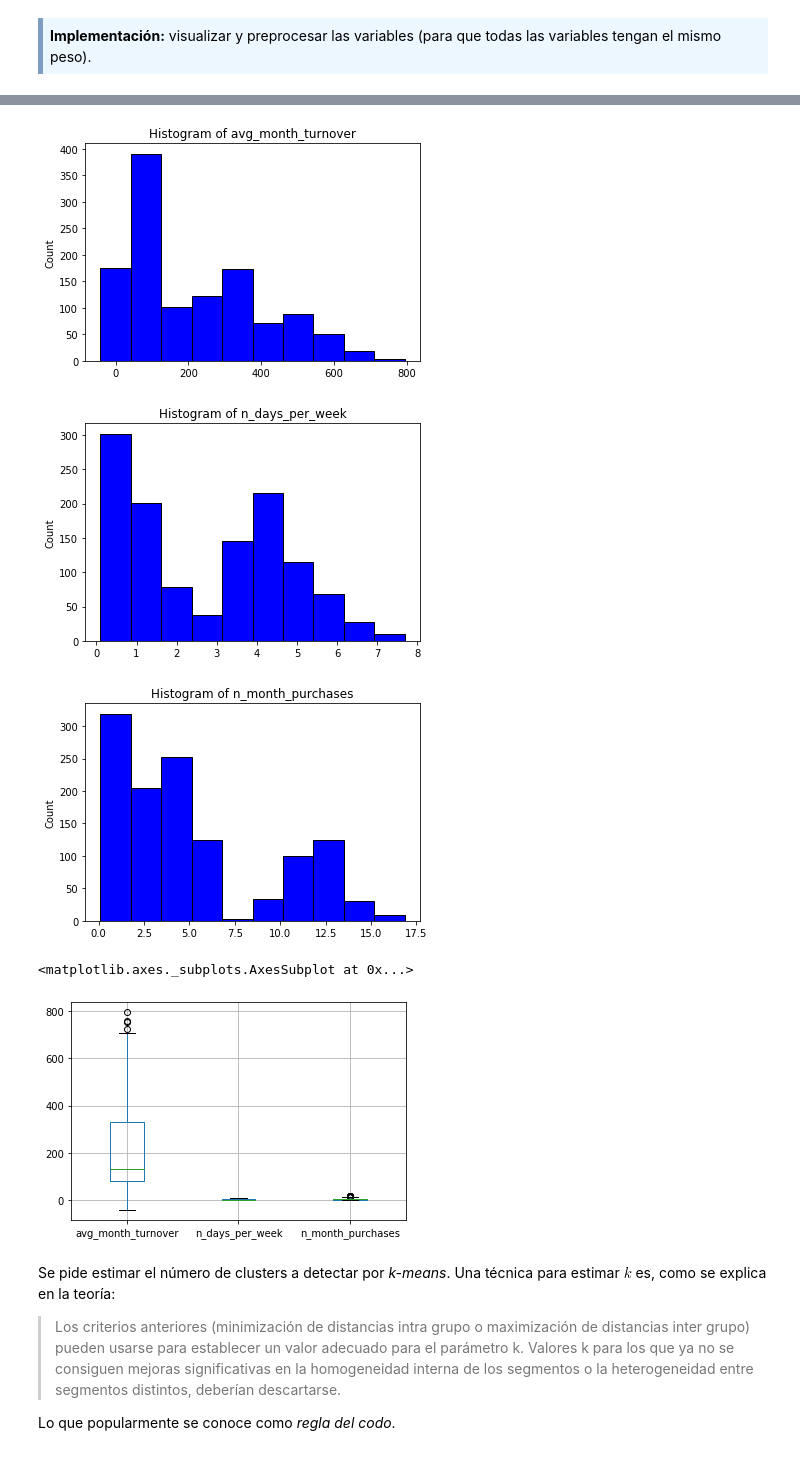
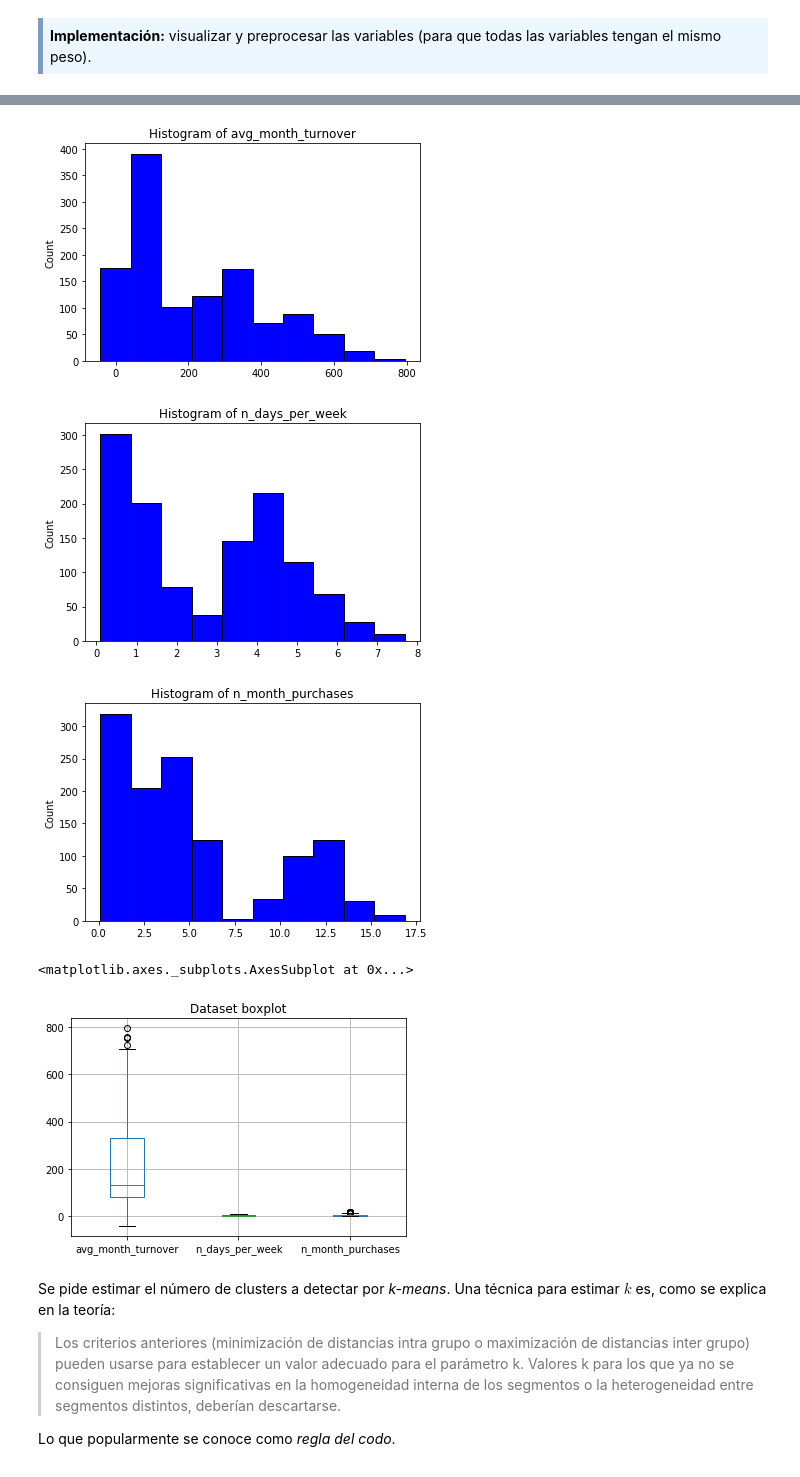
Before and after one commit to VictorColome/MD2_PEC2, a Jupyter notebook: victorcolomec-PEC2.ipynb, the cells around one changed output, grey strips where cells are left out. Cells and saved outputs as stored; diff of their text form; code cells hidden in the pictures.

```diff
--- a/victorcolomec-PEC2.ipynb
+++ b/victorcolomec-PEC2.ipynb
@@ -60,39 +60,40 @@ print(df.shape)  # Número de filas y columnas
 print(df.isnull().sum())  # Si hay valores nulos
 print(df.describe())  # Estadísticas generales
 print(df.corr())  # Correlaciones
-df.scaled = sklearn.preprocessing.scale(df)  # Preprocesado
+df_scaled = sklearn.preprocessing.scale(df)  # Preprocesado
 
 # Visualización
 for c in df.columns:
     plt.hist(df[c], color = 'blue', edgecolor = 'black')
     plt.title('Histogram of ' + c)
     plt.ylabel('Count')
     plt.show()
+plt.title('Dataset boxplot')
 df.boxplot()
 # %% [output]
 (1200, 3)
 avg_month_turnover    0
 n_days_per_week       0
 n_month_purchases     0
 dtype: int64
        avg_month_turnover  n_days_per_week  n_month_purchases
 count         1200.000000      1200.000000        1200.000000
 mean           215.487550         2.711946           5.120623
 std            180.534793         1.969671           4.362437
 min            -41.444818         0.100000           0.100000
 25%             79.262486         0.854183           1.578684
 50%            133.655287         2.728147           4.233838
 75%            331.432495         4.331359           6.857876
 max            793.734593         7.685392          16.856447
                     avg_month_turnover  n_days_per_week  n_month_purchases
 avg_month_turnover            1.000000         0.083059           0.298090
 n_days_per_week               0.083059         1.000000           0.829052
 n_month_purchases             0.298090         0.829052           1.000000
-[figure, old version]
+[figure, new version]
-[figure, old version]
+[figure, new version]
 [figure]
 <matplotlib.axes._subplots.AxesSubplot at 0x...>
-[figure, old version]
+[figure, new version]
 # %% [markdown]
 Se pide estimar el número de clusters a detectar por *k-means*. Una técnica para estimar $k$ es, como se explica en la teoría:
 > Los criterios anteriores (minimización de distancias intra grupo o maximización de distancias inter grupo) pueden usarse para establecer un valor adecuado para el parámetro k. Valores k para los que ya no se consiguen mejoras significativas en la homogeneidad interna de los segmentos o la heterogeneidad entre segmentos distintos, deberían descartarse.
```
Also changed, not shown: parts of 30 cells of this notebook.
